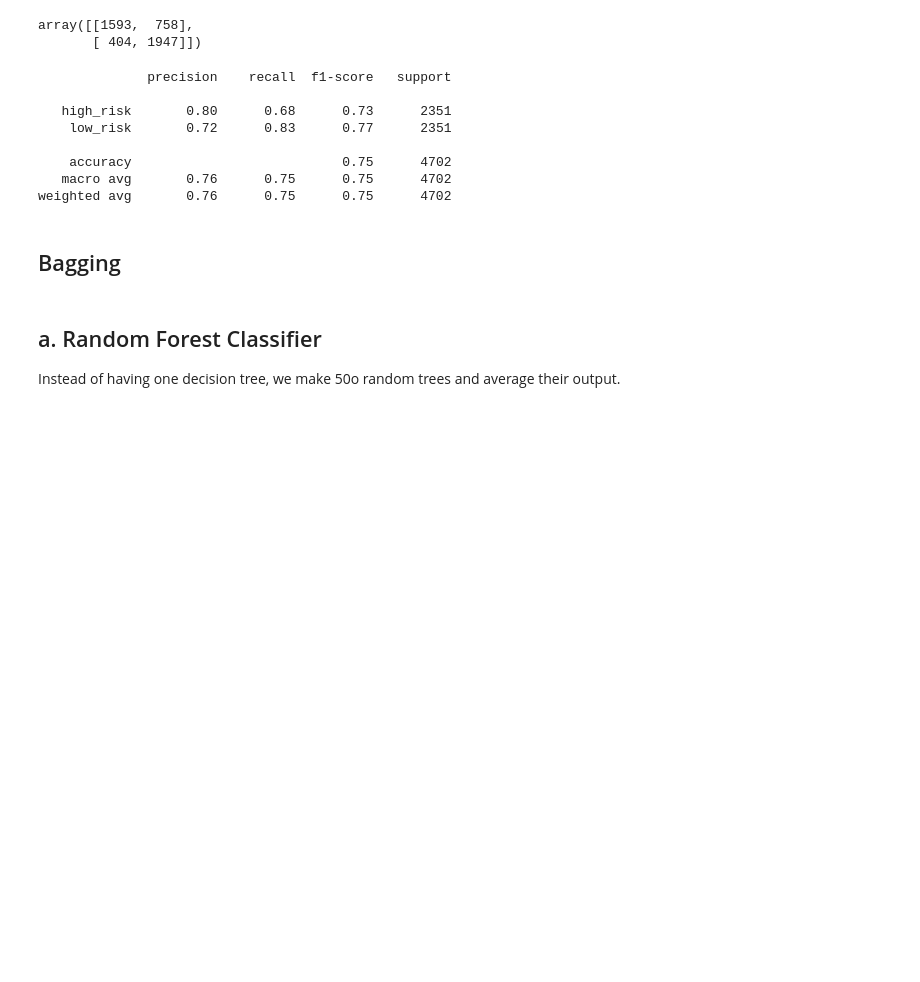
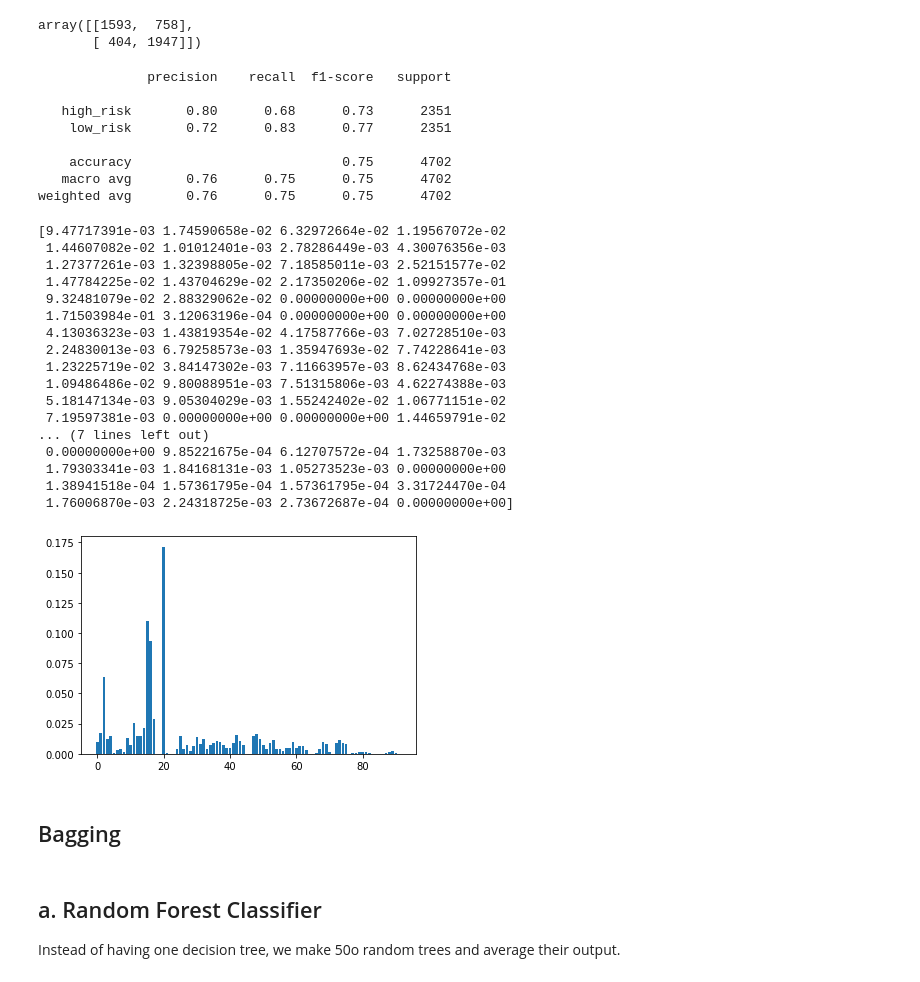
Before and after one commit to pandeysudip/credit-risk, a Jupyter notebook: US_Credit Risk Eval.ipynb, the cells around one changed output. Cells and saved outputs as stored; diff of their text form; code cells hidden in the pictures; blank space fills up the shorter version.

```diff
--- a/US_Credit Risk Eval.ipynb
+++ b/US_Credit Risk Eval.ipynb
@@ -400,6 +400,30 @@ print(classification_report(y_test, y_pred_dt))
     accuracy                           0.75      4702
    macro avg       0.76      0.75      0.75      4702
 weighted avg       0.76      0.75      0.75      4702
+# %%
+features_dt = dt.feature_importances_
+print(features_dt)
+plt.bar(x = range(len(features_dt)), height=features_dt)
+plt.show()
+# %% [output]
+[9.47717391e-03 1.74590658e-02 6.32972664e-02 1.19567072e-02
+ 1.44607082e-02 1.01012401e-03 2.78286449e-03 4.30076356e-03
+ 1.27377261e-03 1.32398805e-02 7.18585011e-03 2.52151577e-02
+ 1.47784225e-02 1.43704629e-02 2.17350206e-02 1.09927357e-01
+ 9.32481079e-02 2.88329062e-02 0.00000000e+00 0.00000000e+00
+ 1.71503984e-01 3.12063196e-04 0.00000000e+00 0.00000000e+00
+ 4.13036323e-03 1.43819354e-02 4.17587766e-03 7.02728510e-03
+ 2.24830013e-03 6.79258573e-03 1.35947693e-02 7.74228641e-03
+ 1.23225719e-02 3.84147302e-03 7.11663957e-03 8.62434768e-03
+ 1.09486486e-02 9.80088951e-03 7.51315806e-03 4.62274388e-03
+ 5.18147134e-03 9.05304029e-03 1.55242402e-02 1.06771151e-02
+ 7.19597381e-03 0.00000000e+00 0.00000000e+00 1.44659791e-02
+... (7 lines left out)
+ 0.00000000e+00 9.85221675e-04 6.12707572e-04 1.73258870e-03
+ 1.79303341e-03 1.84168131e-03 1.05273523e-03 0.00000000e+00
+ 1.38941518e-04 1.57361795e-04 1.57361795e-04 3.31724470e-04
+ 1.76006870e-03 2.24318725e-03 2.73672687e-04 0.00000000e+00]
+[figure, added]
 # %% [markdown]
 ## Bagging
 # %% [markdown]
```
Also changed, not shown: parts of 8 cells of this notebook, 1 other file.
